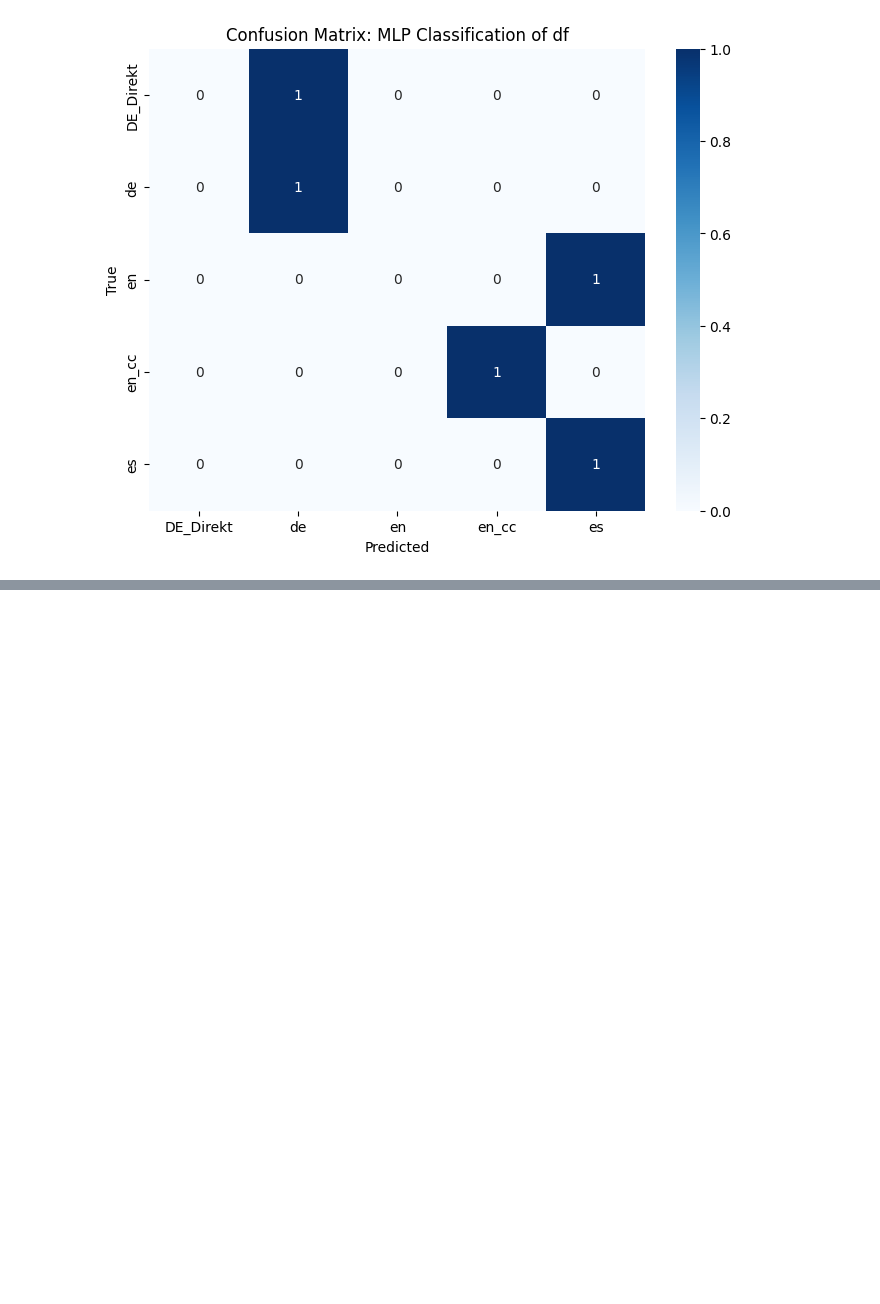
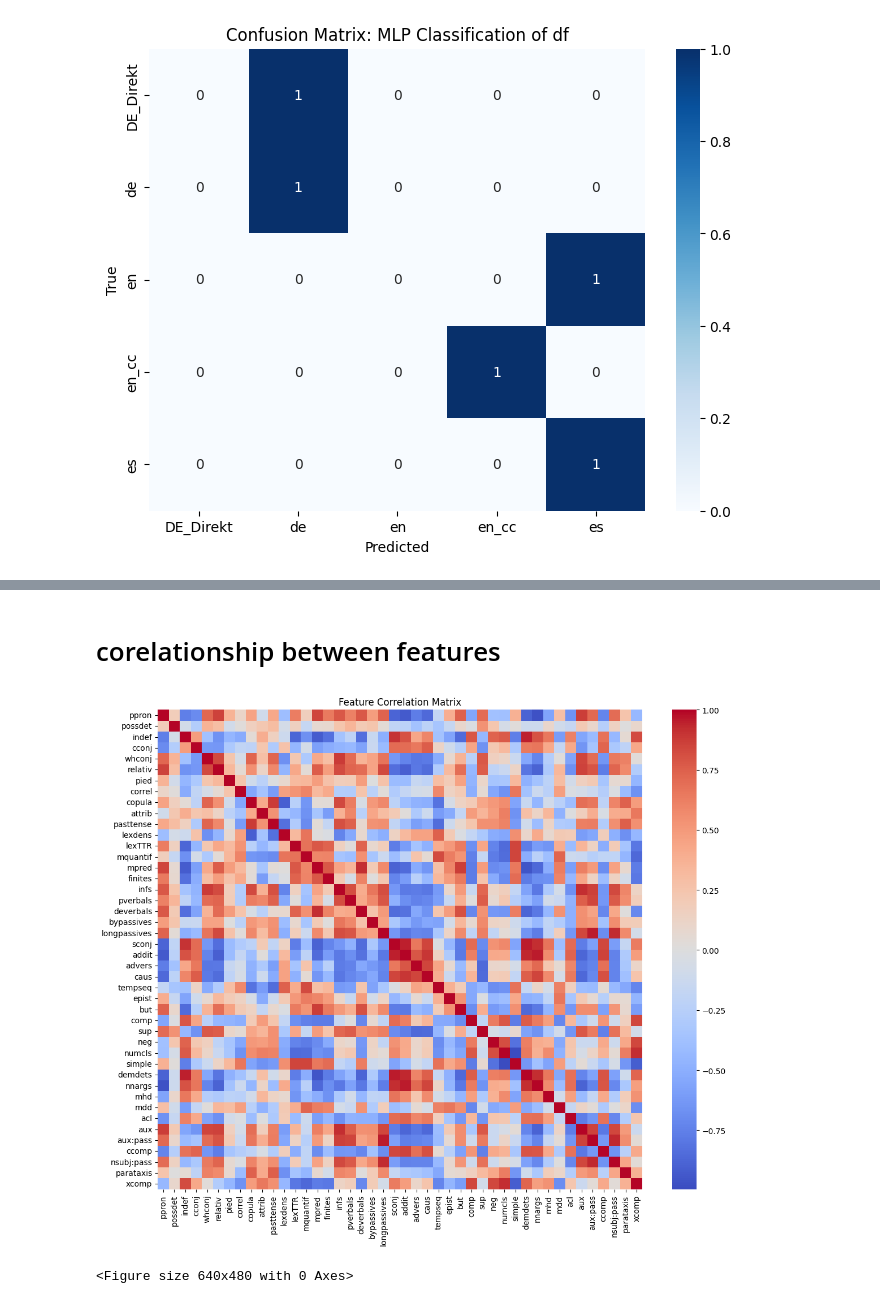
Before and after one commit to happy522/Analysis-of-Subtitles, a Jupyter notebook: subtitles_analysis.ipynb, the cells around one changed output, grey strips where cells are left out. Drawn from its saved outputs; the diff is of its cells as text; code cells hidden in the pictures; blank space fills up the shorter version.

```diff
--- a/subtitles_analysis.ipynb
+++ b/subtitles_analysis.ipynb
@@ -492,0 +481,26 @@ df
+# %%
+from sklearn.discriminant_analysis import LinearDiscriminantAnalysis
+DEFAULT_DROP = ['L1', 'dataset_name', 'cluster', 'kmeans_labels']
+all_to_drop  = list(set(DEFAULT_DROP))
+feature_cols = [c for c in df.columns if c not in all_to_drop]
+target_col='dataset_name'
+X_s          = df[feature_cols].apply(pd.to_numeric, errors='coerce').fillna(0).values
+y_balanced   = df[target_col].values
+
+X_s = X_s.to_numpy() if hasattr(X_s, "to_numpy") else np.asarray(X_s)
+y_balanced = np.asarray(y_balanced).ravel()
+lda = LinearDiscriminantAnalysis(n_components=2)
+X_lda = lda.fit_transform(X_s, y_balanced)
+# %% [markdown]
+# corelationship between features
+# %%
+plt.figure(figsize=(12,10))
+corr = pd.DataFrame(X_s, columns=feature_cols).corr()
+sns.heatmap(corr, cmap='coolwarm', center=0)
+plt.title("Feature Correlation Matrix")
+plt.tight_layout()
+plt.show()
+plt.savefig(os.path.join(output_dir, "Feature_Correlation_Matrix.png"), dpi=600)
+# %% [output]
+[figure, added]
+<Figure size 640x480 with 0 Axes>
```
Also changed, not shown: parts of 13 cells of this notebook, 7 other files.
